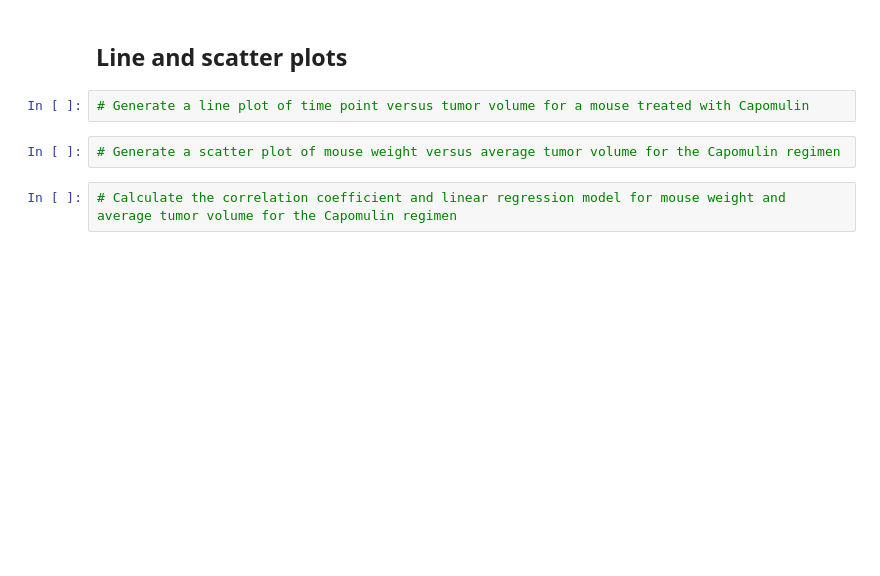
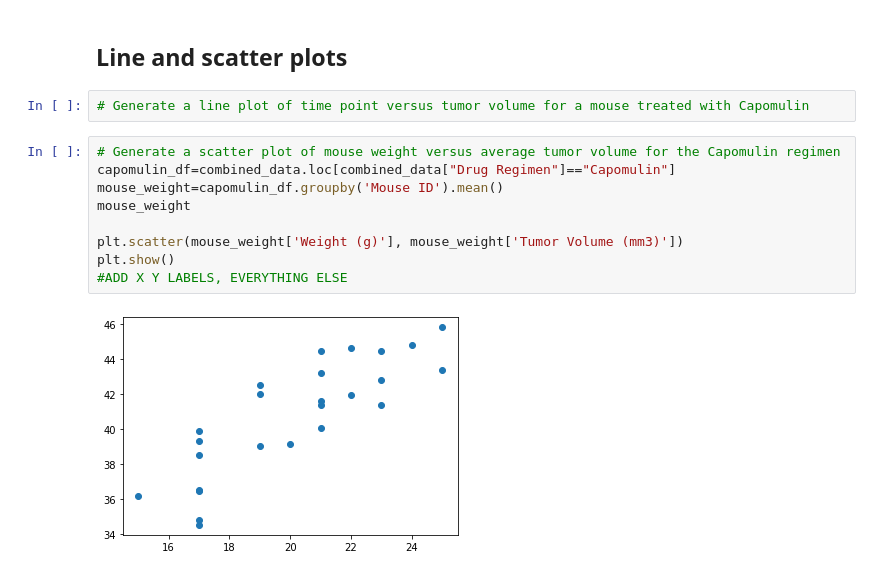
Before and after one commit to kyranduncan/Matplotlib_Challenge, a Jupyter notebook: pymaceuticals_starter.ipynb, the cells around one changed output. Drawn from its saved outputs; the diff is of its cells as text; blank space fills up the shorter version.

```diff
--- a/pymaceuticals_starter.ipynb
+++ b/pymaceuticals_starter.ipynb
@@ -199,5 +275,12 @@ summary_stat_tumor_volume.head()
 # Generate a line plot of time point versus tumor volume for a mouse treated with Capomulin
 # %%
 # Generate a scatter plot of mouse weight versus average tumor volume for the Capomulin regimen
+capomulin_df=combined_data.loc[combined_data["Drug Regimen"]=="Capomulin"]
+mouse_weight=capomulin_df.groupby('Mouse ID').mean()
+mouse_weight
+
+plt.scatter(mouse_weight['Weight (g)'], mouse_weight['Tumor Volume (mm3)'])
+plt.show()
+#ADD X Y LABELS, EVERYTHING ELSE
+# %% [output]
+[figure, added]
-# %%
-# Calculate the correlation coefficient and linear regression model for mouse weight and average tumor volume for the Capomulin regimen
```
Also changed, not shown: parts of 10 cells of this notebook, 2 other files.
